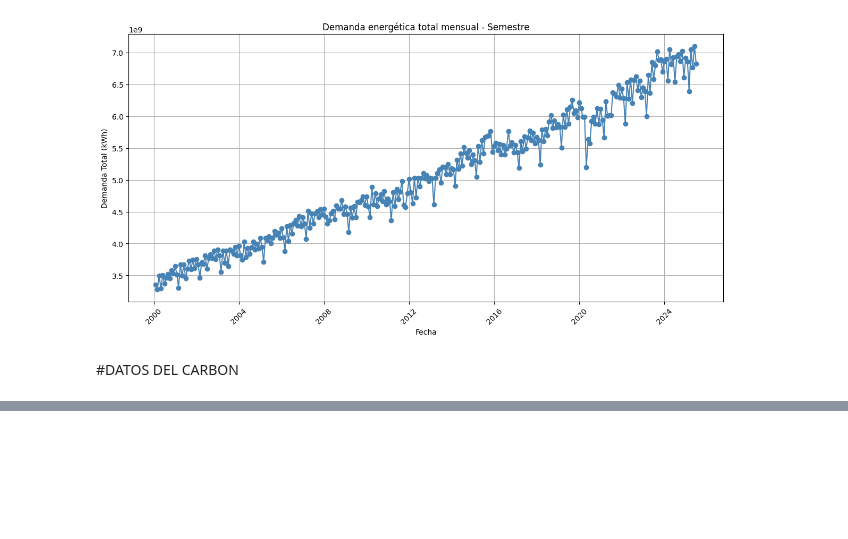
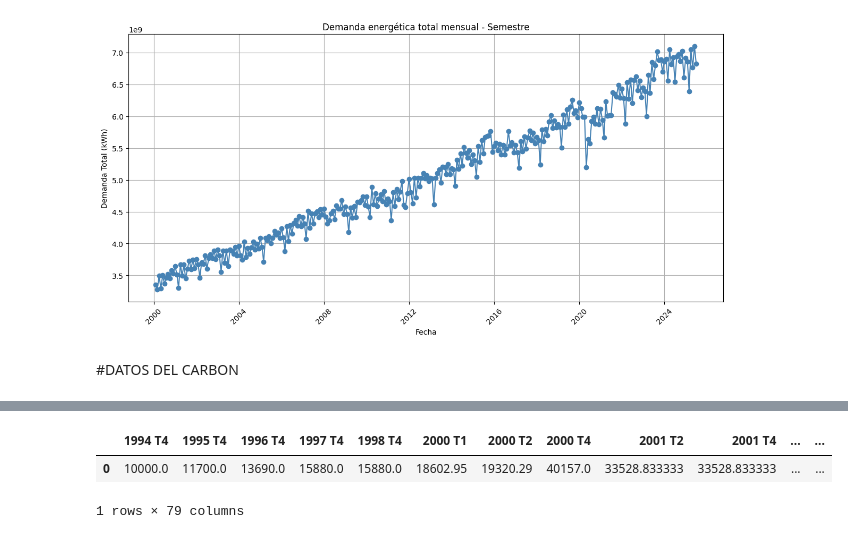
Before and after one commit to DarkSpartan345/Ciencia-de-datos-Energeticos, a Jupyter notebook: DemandaEnergetica/Demanda Energetica.ipynb, the cells around one changed output, grey strips where cells are left out. Drawn from its saved outputs; the diff is of its cells as text; code cells hidden in the pictures; blank space fills up the shorter version.

```diff
--- a/DemandaEnergetica/Demanda Energetica.ipynb
+++ b/DemandaEnergetica/Demanda Energetica.ipynb
@@ -156,0 +177,7 @@ df_total_Carbon.head(100)
+# %%
+promedio_columnas=columnas_trimestre.mean().to_frame().T
+promedio_columnas.head(100)
+# %% [output]
+|  | 1994 T4 | 1995 T4 | 1996 T4 | 1997 T4 | 1998 T4 | 2000 T1 | 2000 T2 | 2000 T4 | 2001 T2 | 2001 T4 | ... | ... |
+| 0 | 10000.0 | 11700.0 | 13690.0 | 15880.0 | 15880.0 | 18602.95 | 19320.29 | 40157.0 | 33528.833333 | 33528.833333 | ... | ... |
+1 rows × 79 columns
```
Also changed, not shown: parts of 5 cells of this notebook.
